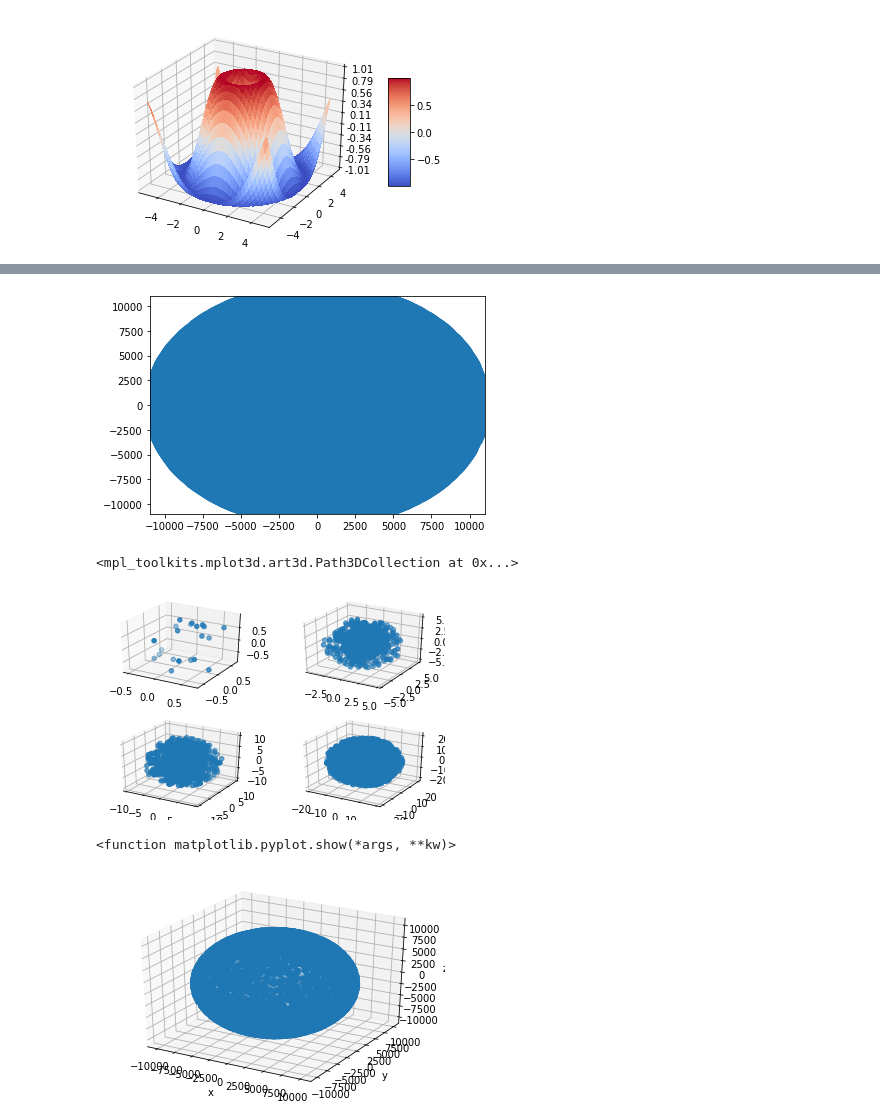
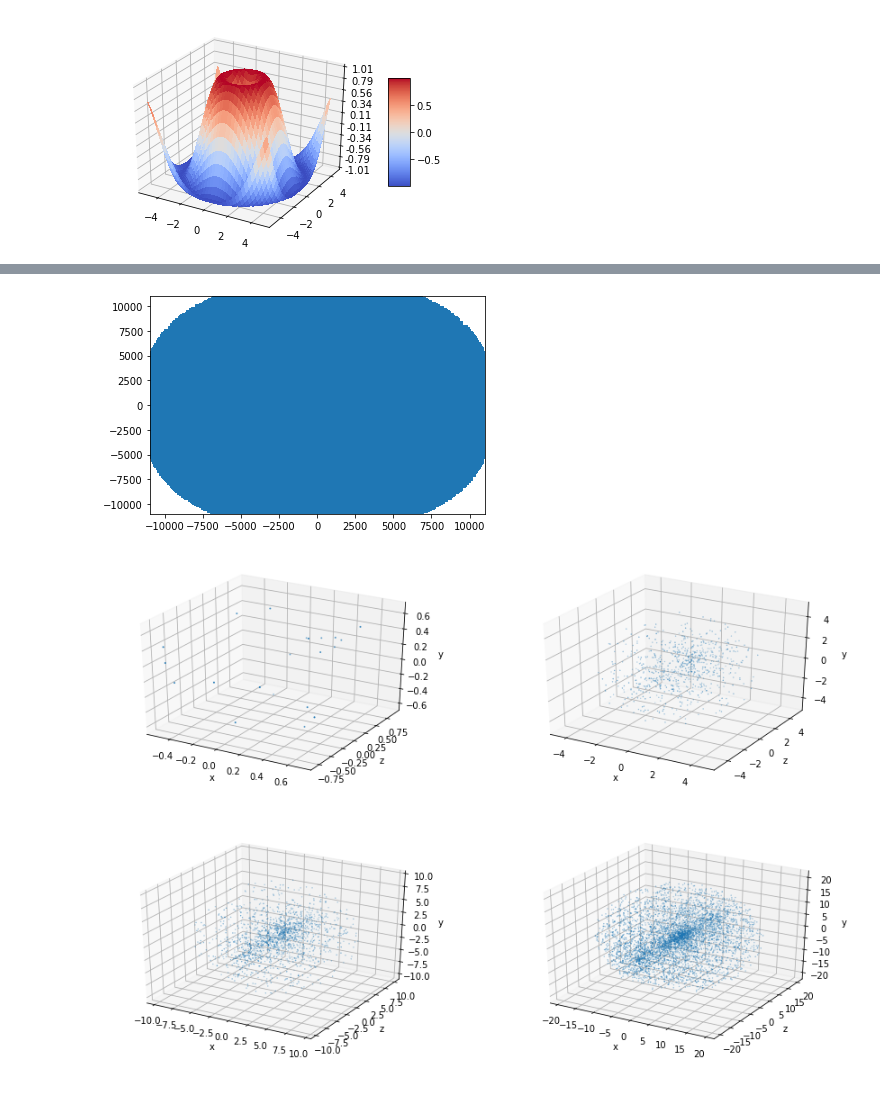
Before and after one commit to lauramv1832/Gaia, a Jupyter notebook: Gaia.ipynb, the cells around one changed output, grey strips where cells are left out. Cells and saved outputs as stored; diff of their text form; code cells hidden in the pictures; blank space fills up the shorter version.

Commit message:
Oriented plots differently

```diff
--- a/Gaia.ipynb
+++ b/Gaia.ipynb
@@ -333,7 +371,7 @@ plt.show()
 # %%
 #1pc = d = 1/p, 1pc = 1/p = 1arcsec so p >= 1000 miliarcseconds
 data_frame = pd.read_csv("1pc.csv")
-one = data_frame[['ra', 'dec', 'parallax', 'parallax_error', 'b', 'l']]
+one = data_frame[['ra', 'dec', 'parallax', 'parallax_error', 'phot_g_mean_mag', 'b', 'l']]
 one.loc[:, 'parallax_arcsec'] = one['parallax'].apply(lambda x: x*.001)
 one.loc[:, 'R'] = one['parallax_arcsec'].apply(distance)
 one.loc[:, 'x'] = one.apply(lambda r: x(r['R'], r['b'], r['l']), axis=1)
@@ -375,11 +413,11 @@ fig, axs = plt.subplots(2, 2)
 #first = plt.scatter(one['x'], one['y'], one['z'])
 axs[0, 0].scatter(one['x'], one['y'], one['z'])
 axs[0, 0].set_title('1pc')
-axs[0, 1].scatter(five['x'], five['y'], five['z'], 'tab:orange')
+axs[0, 1].scatter(five['x'], five['y'], five['z'])
 axs[0, 1].set_title('5pc')
-axs[1, 0].scatter(ten['x'], ten['y'], ten['z'], 'tab:green')
+axs[1, 0].scatter(ten['x'], ten['y'], ten['z'])
 axs[1, 0].set_title('10pc')
-axs[1, 1].scatter(twenty['x'], twenty['y'], twenty['z'], 'tab:red')
+axs[1, 1].scatter(twenty['x'], twenty['y'], twenty['z'])
 axs[1, 1].set_title('20pc')
 #left, bottom, right, top
 plt.subplots_adjust(0.4, 0.4, 2.3, 2.3)
@@ -397,34 +451,36 @@ between1.loc[:, 'x'] = between1.apply(lambda r: x(r['R'], r['b'], r['l']), axis=
 between1.loc[:, 'y'] = between1.apply(lambda r: y(r['R'], r['b'], r['l']), axis=1)
 between1.loc[:, 'z'] = between1.apply(lambda r: z(r['R'], r['b']), axis=1)
 between1.describe()
-plt.scatter(between1['x'], between1['y'], between1['z'])
+plt.scatter(between1['x'], between1['y'], between1['z'], marker=',')
 plt.show()
 # %% [output]
-[figure, old version]
+[figure, new version]
 # %%
 fig = plt.figure()
-ax1 = fig.add_subplot(221, projection ='3d')
-ax1.scatter(one['x'], one['y'], one['z'])
+ax1 = fig.add_subplot(221, projection ='3d') #221
+ax1.scatter(one['x'], one['z'], one['y'],  s=1)
+ax1.set_xlabel('x')
+ax1.set_ylabel('z')
+ax1.set_zlabel('y')
 
-ax5 = fig.add_subplot(222, projection ='3d')
-ax5.scatter(five['x'], five['y'], five['z'])
+ax5 = fig.add_subplot(222, projection ='3d') #222
+ax5.scatter(five['x'], five['z'], five['y'], s=0.1)
+ax5.set_xlabel('x')
+ax5.set_ylabel('z')
+ax5.set_zlabel('y')
 
-ax10 = fig.add_subplot(223, projection ='3d')
-ax10.scatter(ten['x'], ten['y'], ten['z'])
+ax10 = fig.add_subplot(223, projection ='3d') #223
+ax10.scatter(ten['x'], ten['z'], ten['y'], s=0.1)
+ax10.set_xlabel('x')
+ax10.set_ylabel('z')
+ax10.set_zlabel('y')
 
-ax20 = fig.add_subplot(224, projection ='3d')
-ax20.scatter(twenty['x'], twenty['y'], twenty['z'])
+ax20 = fig.add_subplot(224, projection ='3d') #224
+ax20.scatter(twenty['x'], twenty['z'], twenty['y'], s=0.1)
+ax20.set_xlabel('x')
+ax20.set_ylabel('z')
+ax20.set_zlabel('y')
+
+plt.subplots_adjust(0.4, 0.4, 2.3, 2.3)
 # %% [output]
-<mpl_toolkits.mplot3d.art3d.Path3DCollection at 0x...>
-[figure, old version]
+[figure, new version]
-# %%
-fig = plt.figure()
-axbw = fig.add_subplot(111, projection ='3d')
-axbw.scatter(between1['x'], between1['y'], between1['z'])
-axbw.set_xlabel('x')
-axbw.set_ylabel('y')
-axbw.set_zlabel('z')
-plt.show
-# %% [output]
-<function matplotlib.pyplot.show(*args, **kw)>
-[figure, removed]
```
Also changed, not shown: parts of 9 cells of this notebook.
